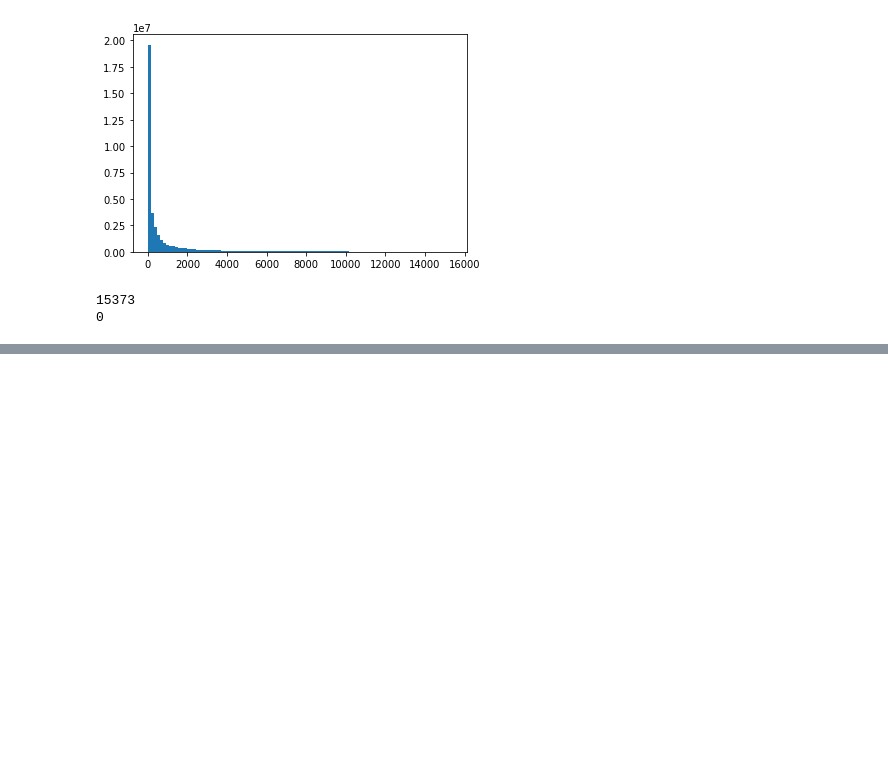
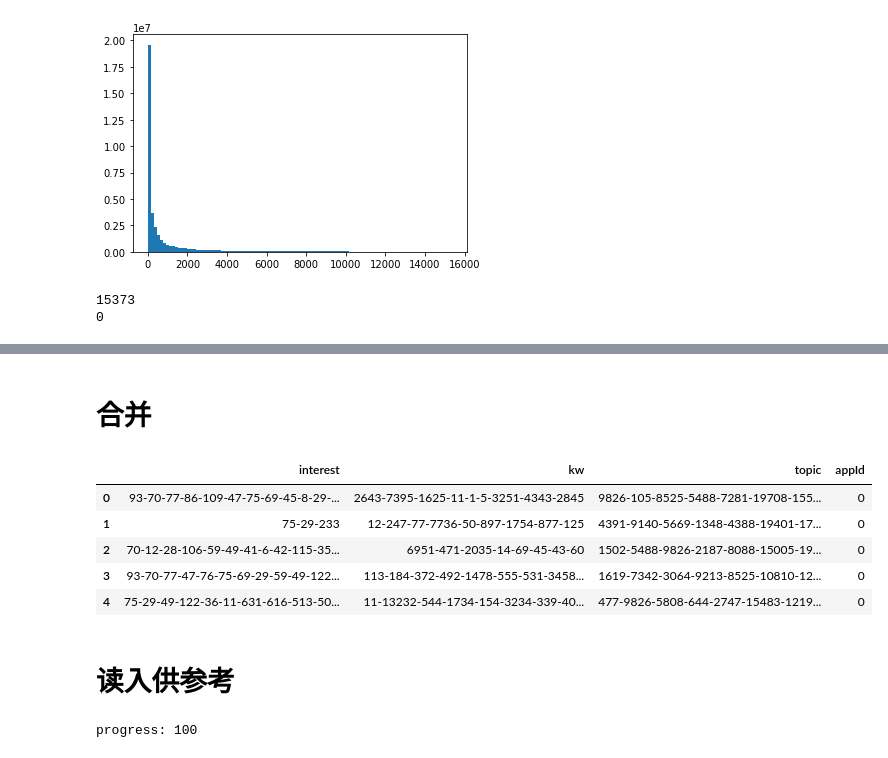
Before and after one commit to ModaoT/firstkill, a Jupyter notebook: complex_data_handling2.ipynb, the cells around one changed output, grey strips where cells are left out. Cells and saved outputs as stored; diff of their text form; code cells hidden in the pictures; blank space fills up the shorter version.

```diff
--- a/complex_data_handling2.ipynb
+++ b/complex_data_handling2.ipynb
@@ -195,0 +253,7 @@ user_feature_embedding_app.to_csv('data/user_feature_embedding_app_merged_mapped
+# %% [markdown]
+# 合并
+# %%
+interest = pd.read_csv('data/user_feature_embedding_int_merged.csv')
+kw = pd.read_csv('data/user_feature_embedding_kw_merged_mapped_cleaned.csv')
+topic = pd.read_csv('data/user_feature_embedding_to_merged.csv')
+appId = pd.read_csv('data/user_feature_embedding_app_merged_mapped_cleaned.csv')
@@ -195,0 +267,12 @@ user_feature_embedding_app.to_csv('data/user_feature_embedding_app_merged_mapped
+# %%
+intkw = pd.merge(interest, kw, left_index=True, right_index=True)
+intkwto = pd.merge(intkw, topic, left_index=True, right_index=True)
+embedding_final = pd.merge(intkwto, appId, left_index=True, right_index=True)
+embedding_final.head()
+# %% [output]
+|  | interest | kw | topic | appId |
+| 0 | 93-70-77-86-109-47-75-69-45-8-29-... | 2643-7395-1625-11-1-5-3251-4343-2845 | 9826-105-8525-5488-7281-19708-155... | 0 |
+| 1 | 75-29-233 | 12-247-77-7736-50-897-1754-877-125 | 4391-9140-5669-1348-4388-19401-17... | 0 |
+| 2 | 70-12-28-106-59-49-41-6-42-115-35... | 6951-471-2035-14-69-45-43-60 | 1502-5488-9826-2187-8088-15005-19... | 0 |
+| 3 | 93-70-77-47-76-75-69-29-59-49-122... | 113-184-372-492-1478-555-531-3458... | 1619-7342-3064-9213-8525-10810-12... | 0 |
+| 4 | 75-29-49-122-36-11-631-616-513-50... | 11-13232-544-1734-154-3234-339-40... | 477-9826-5808-644-2747-15483-1219... | 0 |
@@ -195,0 +281,2 @@ user_feature_embedding_app.to_csv('data/user_feature_embedding_app_merged_mapped
+# %% [markdown]
+# 读入供参考
@@ -195,0 +296,6 @@ user_feature_embedding_app.to_csv('data/user_feature_embedding_app_merged_mapped
+# %%
+int_collector = utils.count_element(user_feature_final['interest'])
+print(max(int_collector))
+print(min(int_collector))
+# %% [output]
+progress: 100
```
Also changed, not shown: parts of 23 cells of this notebook, 4 other files.
